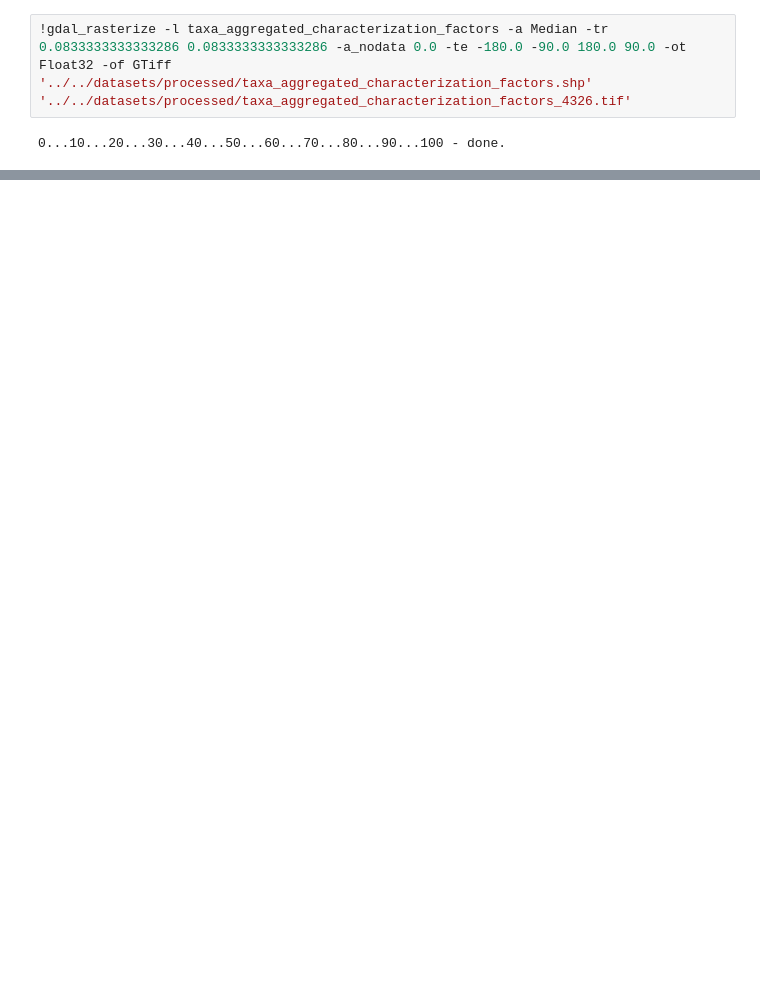
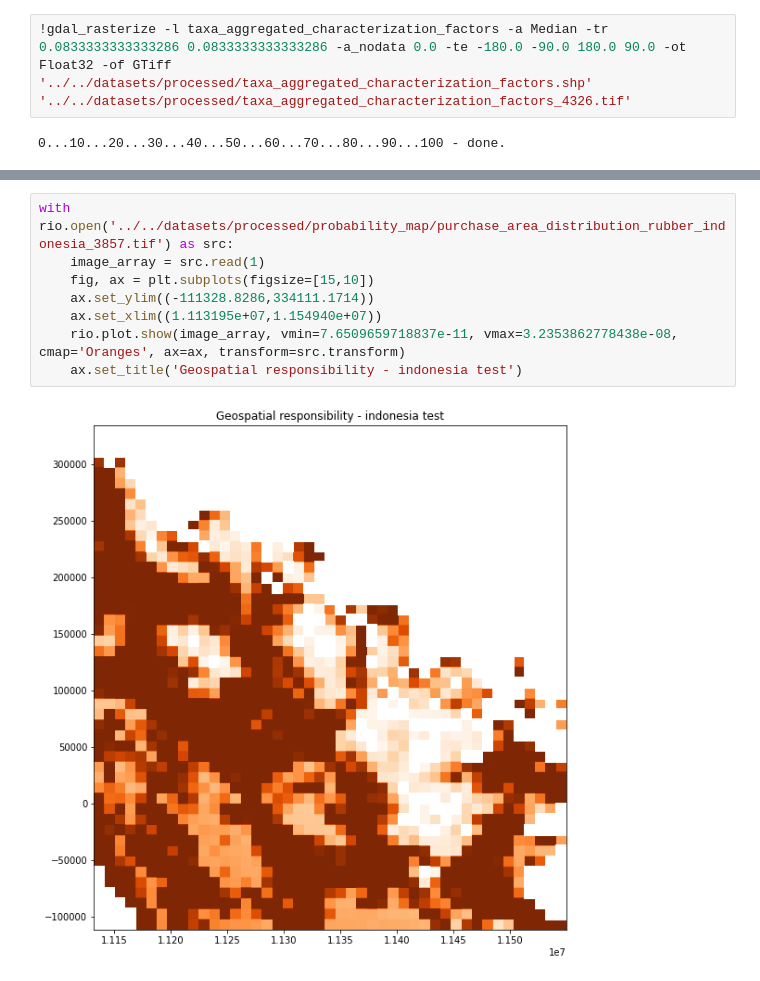
Before and after one commit to Vizzuality/landgriffon, a Jupyter notebook: data/notebooks/Lab/1_biodiversity_indicator.ipynb, the cells around one changed output, grey strips where cells are left out. Saved outputs shown, nothing was run; the diff lists cells and outputs as text; blank space fills up the shorter version.

```diff
--- a/data/notebooks/Lab/1_biodiversity_indicator.ipynb
+++ b/data/notebooks/Lab/1_biodiversity_indicator.ipynb
@@ -175,0 +649,10 @@ with rio.open('../../datasets/processed/taxa_aggregated_characterization_factors
+# %%
+with rio.open('../../datasets/processed/probability_map/purchase_area_distribution_rubber_indonesia_3857.tif') as src:
+    image_array = src.read(1)
+    fig, ax = plt.subplots(figsize=[15,10])
+    ax.set_ylim((-111328.8286,334111.1714))
+    ax.set_xlim((1.113195e+07,1.154940e+07))
+    rio.plot.show(image_array, vmin=7.6509659718837e-11, vmax=3.2353862778438e-08, cmap='Oranges', ax=ax, transform=src.transform)
+    ax.set_title('Geospatial responsibility - indonesia test')
+# %% [output]
+[figure, added]
```
Also changed, not shown: parts of 79 cells of this notebook, 3 other files.
